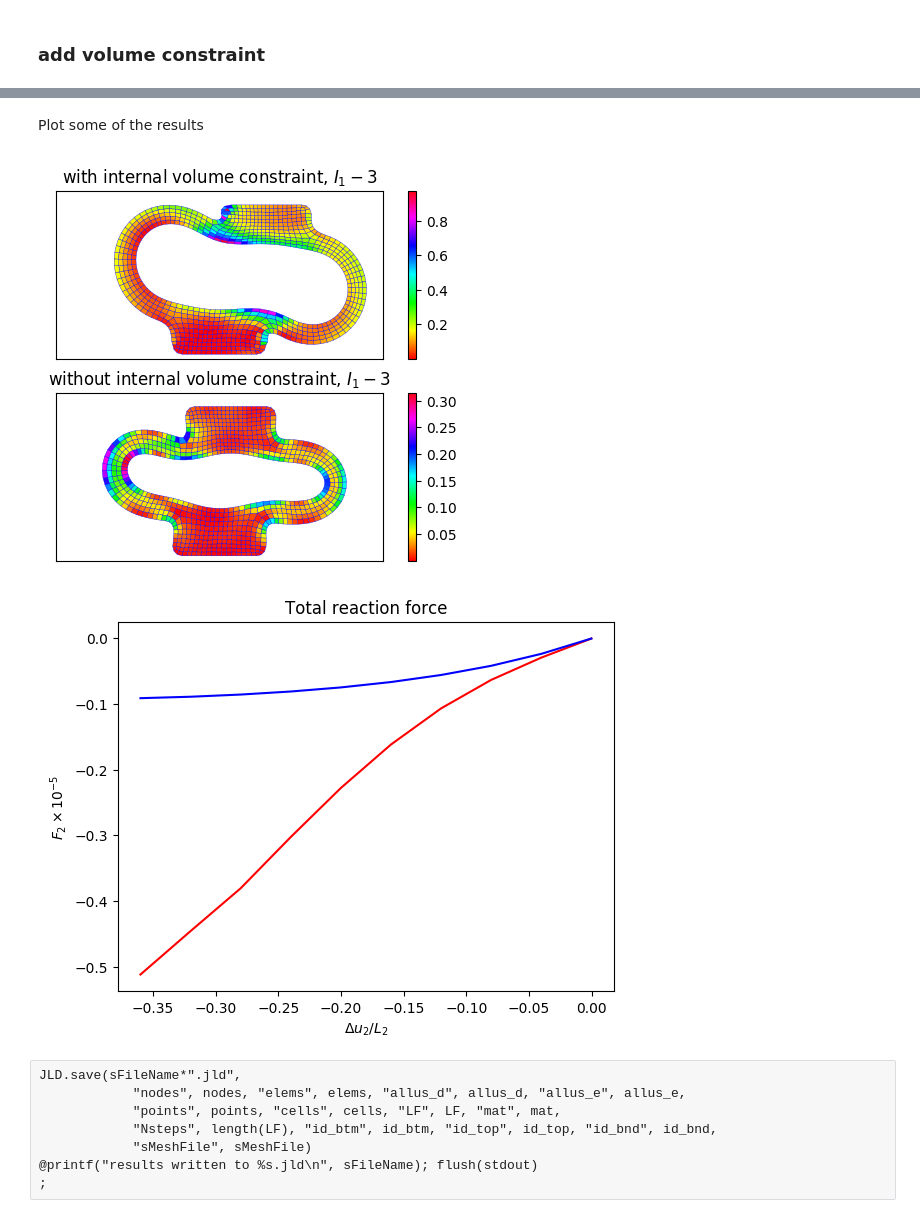
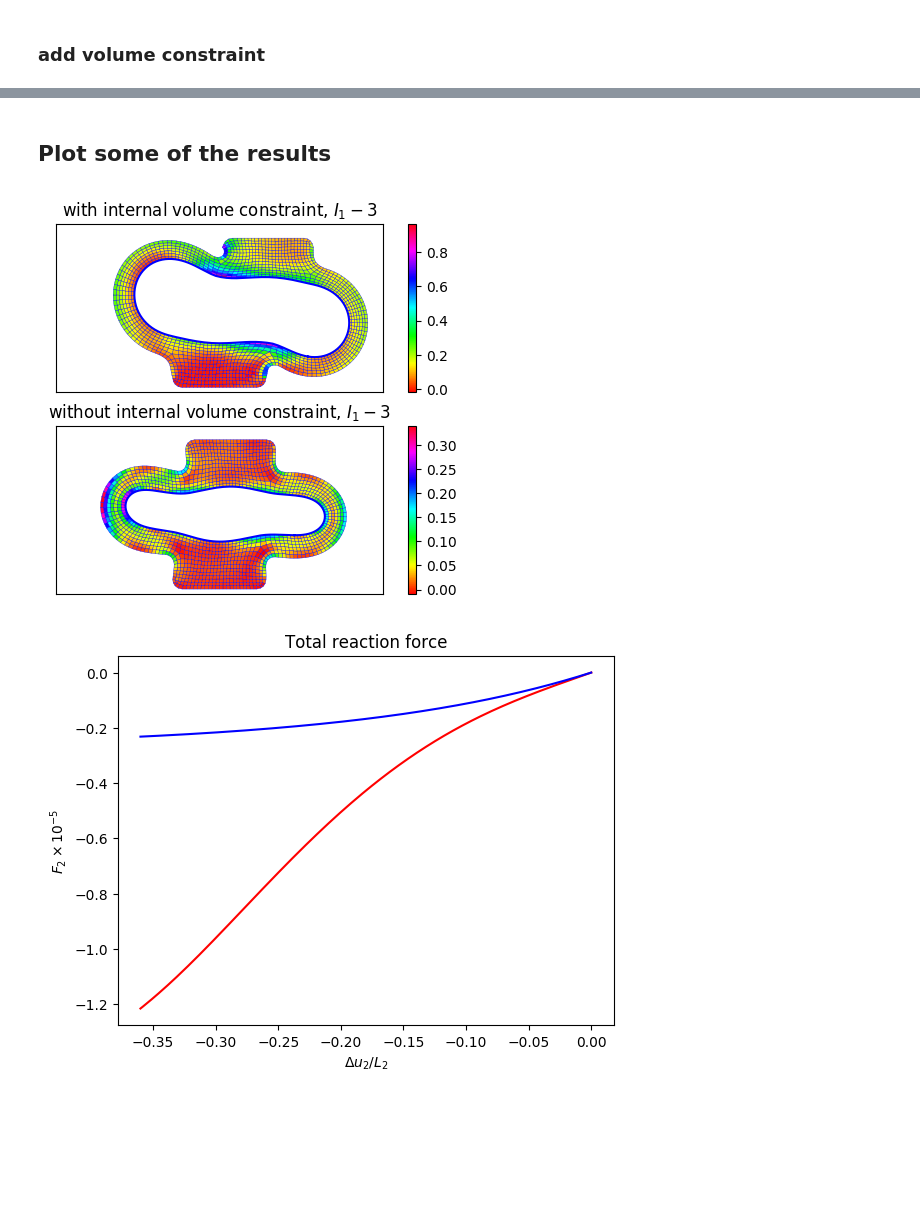
Before and after one commit to avigliotti/AD4SM.jl, a Jupyter notebook: examples/example_AxSymDomain.ipynb, the cells around one changed output, grey strips where cells are left out. Cells and saved outputs as stored; diff of their text form; code cells hidden in the pictures; blank space fills up the shorter version.

```diff
--- a/examples/example_AxSymDomain.ipynb
+++ b/examples/example_AxSymDomain.ipynb
@@ -170,0 +218,9 @@ V0 = get_vol(pos0) = 221925.20483454564
+# %%
+u            = copy(u0)
+u[:,id_btm] .= 0
+u[2,id_top] .= -Δu
+
+allus_e = Elements.solve(elems, u, ifree=bifree, λ=λ, eqns=eqns, LF=range(1/10N, 1, length=N),
+                     becho=true, bechoi=false, ballus=ballus, bprogress=false,
+                     dTolu=1e-6, dTole=1e-2, maxiter=15)
+;
@@ -188,12 +271,11 @@ EqsV = vcat(
       end for (ii,idx) in enumerate(id_eqs_DoFs)] ...,
   Elements.ConstEq(x->sum(x)-V0, nDoFsu+1:nDoFsu+nGropus, adiff.D2))
 
-EqsM = [Elements.ConstEq(x->elem.V*(Elements.getJ(Elements.getF(elem, x))-1),
+EqsM = [Elements.ConstEq(x->Elements.getJ(elem, x)-1,
                                idxu[:,elem.nodes][:], adiff.D2)
         for elem in elems]
-
-
 eqns  = vcat(EqsV..., EqsM...)
+# eqns  = EqsV
 @show nEqns = length(eqns)
 ;
 # %% [output]
@@ -223,8 +313,8 @@ u           = copy(u0)
 u[:,id_btm] .= 0
 u[2,id_top] .= -Δu
 
-allus_d = Elements.solve(elems, u, ifree=bifree, λ=λ, eqns=eqns, LF=LF,
+allus_d = Elements.solve(elems, u, ifree=bifree, λ=λ, eqns=eqns, LF=range(0, 1, length=200),
                      becho=true, bechoi=false, ballus=ballus, bprogress=false,
-                     dTol=dTol, maxiter=21)
+                     dTolu=1e-5, dTole=5e-2, maxiter=11)
 ;
 # %% [output]
@@ -270,9 +337,0 @@ Progress:  Time: 0:00:01 (4 iterations)
-# %%
-u            = copy(u0)
-u[:,id_btm] .= 0
-u[2,id_top] .= -Δu
-
-allus_e = Elements.solve(elems, u, ifree=bifree, λ=λ, eqns=eqns, LF=LF,
-                     becho=true, bechoi=false, ballus=ballus, bprogress=false,
-                     dTol=dTol, maxiter=21)
-;
@@ -291,48 +347,40 @@ completed in 19 seconds
 # %% [markdown]
-Plot some of the results
+## Plot some of the results
 # %%
 cfig = PyPlot.figure()
 
 ax1  = cfig.add_subplot(2,1,1)
 plot_model(elems, nodes, cfig=cfig, ax=ax1,
-    u=allus_d[end][1], Φ=get_I1(elems, allus_d[end][1]))
+  u=allus_d[end][1], Φ=get_I1(elems, allus_d[end][1]).-3)
 PyPlot.plot(pos0[1,:]+allus_d[end][1][1,id_srtd],
   pos0[2,:]+allus_d[end][1][2,id_srtd], color=:b)
 
 ax2  = cfig.add_subplot(2,1,2)
 plot_model(elems, nodes, cfig=cfig, ax=ax2,
-    u=allus_e[end][1], Φ=get_I1(elems, allus_e[end][1]))
+  u=allus_e[end][1], Φ=get_I1(elems, allus_e[end][1]).-3)
 PyPlot.plot(pos0[1,:]+allus_e[end][1][1,id_srtd],
   pos0[2,:]+allus_e[end][1][2,id_srtd], color=:b)
 
 ax1.set_xlim([15, 85]); ax1.set_ylim([-26, 10])
 ax1.set_title("with internal volume constraint, \$I_1-3\$")
 ax1.set_xticks([]); ax1.set_yticks([])
 ax2.set_xlim([15, 85]); ax2.set_ylim([-26, 10])
 ax2.set_title("without internal volume constraint, \$I_1-3\$")
 ax2.set_xticks([]); ax2.set_yticks([])
 
 rf_tot_d = [sum(item[2][2, id_top])  for item in allus_d]
 Δu_tot_d = [mean(item[1][2,id_top])  for item in allus_d]
 
 rf_tot_e = [sum(item[2][2, id_top])  for item in allus_e]
 Δu_tot_e = [mean(item[1][2,id_top])  for item in allus_e]
 
 PyPlot.figure()
 PyPlot.plot(Δu_tot_d/50, rf_tot_d/1e5, color=:r)
 PyPlot.plot(Δu_tot_e/50, rf_tot_e/1e5, color=:b)
 PyPlot.xlabel("\$\\Delta u_2/L_2\$")
 PyPlot.ylabel("\$F_2\\times10^{-5}\$")
 PyPlot.title("Total reaction force")
 ;
 # %% [output]
-[figure, old version]
+[figure, new version]
-[figure, old version]
+[figure, new version]
-# %% [raw]
-JLD.save(sFileName*".jld",
-            "nodes", nodes, "elems", elems, "allus_d", allus_d, "allus_e", allus_e,
-            "points", points, "cells", cells, "LF", LF, "mat", mat,
-            "Nsteps", length(LF), "id_btm", id_btm, "id_top", id_top, "id_bnd", id_bnd,
-            "sMeshFile", sMeshFile)
-@printf("results written to %s.jld\n", sFileName); flush(stdout)
-;
```
Also changed, not shown: parts of 23 cells of this notebook, 2 other files.
